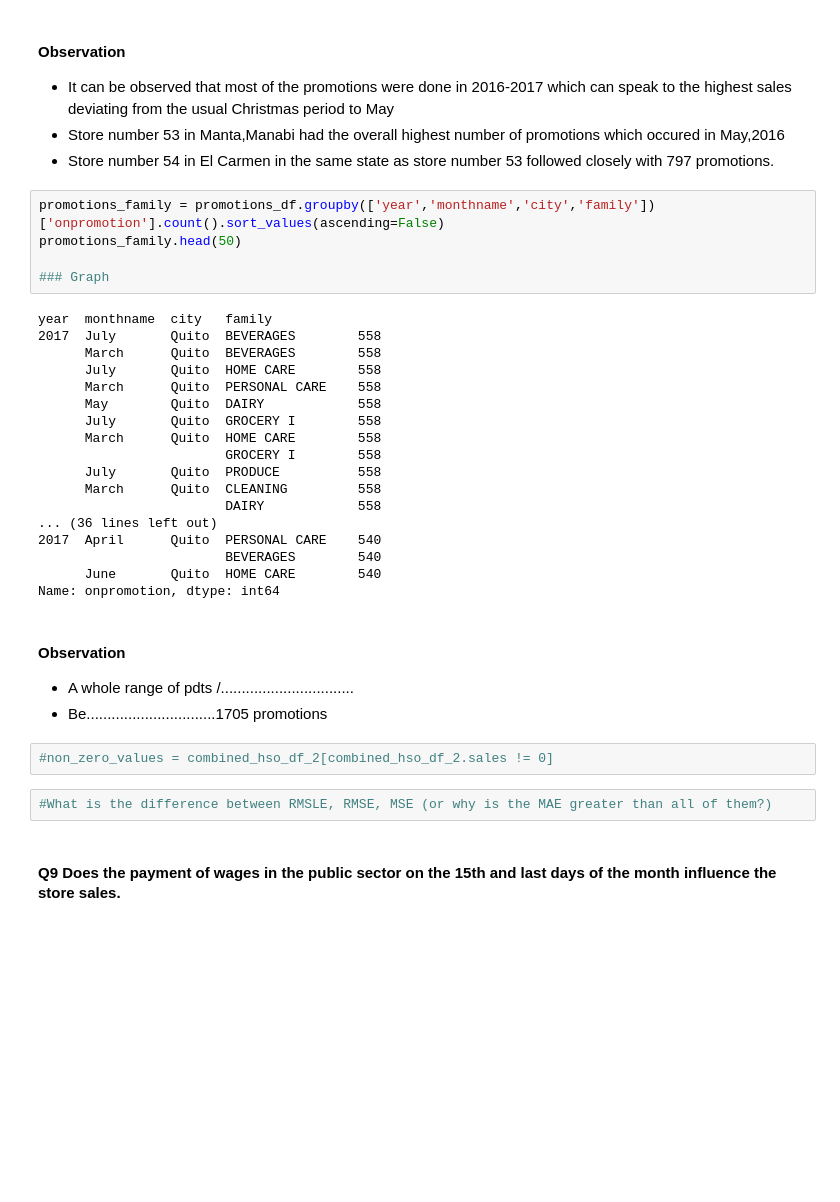
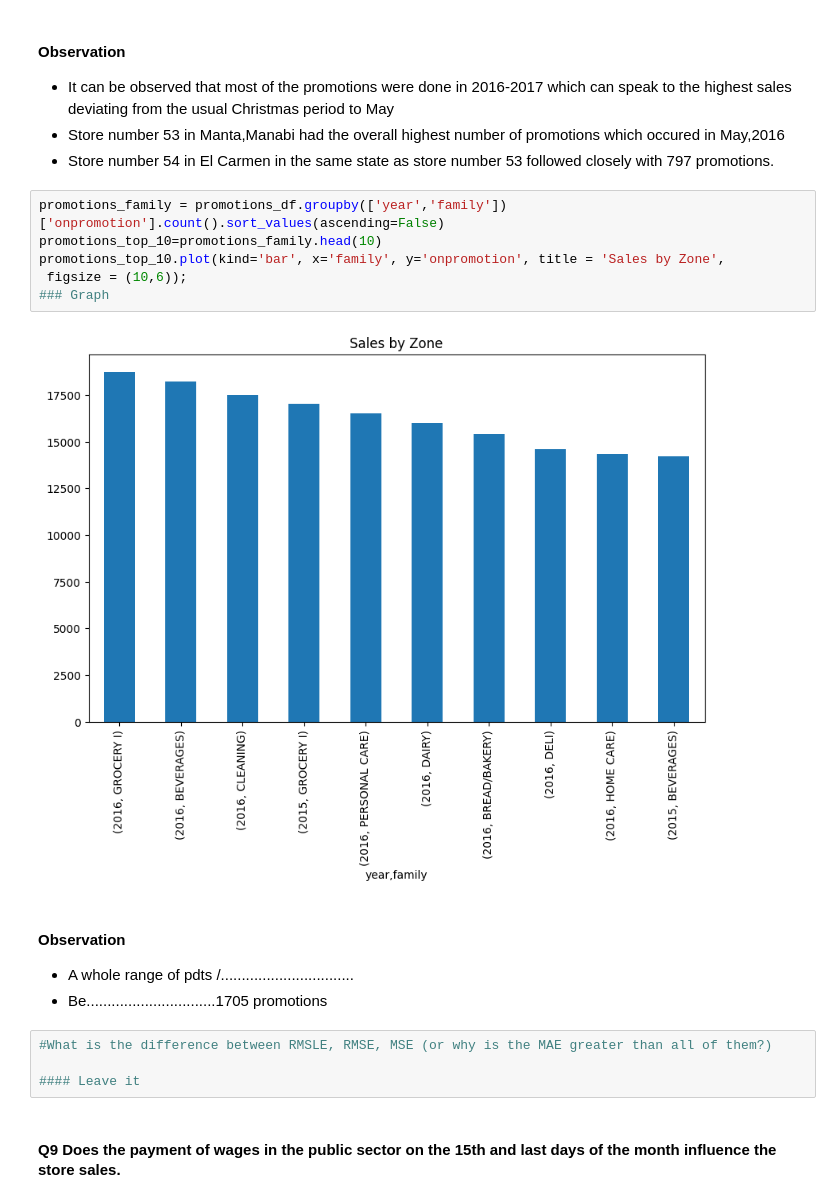
Before and after one commit to kwasichrappah/Time_series_analysis, a Jupyter notebook: sales_forecast.ipynb, the cells around one changed output. Cells and saved outputs as stored; diff of their text form; blank space fills up the shorter version.

```diff
--- a/sales_forecast.ipynb
+++ b/sales_forecast.ipynb
@@ -727,37 +739,22 @@ Name: onpromotion, dtype: int64
 - Store number 53 in Manta,Manabi had the overall highest number of promotions which occured in May,2016
 - Store number 54 in El Carmen in the same state as store number 53 followed closely with 797 promotions.
 # %%
-promotions_family = promotions_df.groupby(['year','monthname','city','family'])['onpromotion'].count().sort_values(ascending=False)
-promotions_family.head(50)
-
+promotions_family = promotions_df.groupby(['year','family'])['onpromotion'].count().sort_values(ascending=False)
+promotions_top_10=promotions_family.head(10)
+promotions_top_10.plot(kind='bar', x='family', y='onpromotion', title = 'Sales by Zone',
+ figsize = (10,6));
 ### Graph
 # %% [output]
-year  monthname  city   family
-2017  July       Quito  BEVERAGES        558
-      March      Quito  BEVERAGES        558
-      July       Quito  HOME CARE        558
-      March      Quito  PERSONAL CARE    558
-      May        Quito  DAIRY            558
-      July       Quito  GROCERY I        558
-      March      Quito  HOME CARE        558
-                        GROCERY I        558
-      July       Quito  PRODUCE          558
-      March      Quito  CLEANING         558
-                        DAIRY            558
-... (36 lines left out)
-2017  April      Quito  PERSONAL CARE    540
-                        BEVERAGES        540
-      June       Quito  HOME CARE        540
-Name: onpromotion, dtype: int64
+[figure, added]
 # %% [markdown]
 #### Observation
 
 - A whole range of pdts /................................
 - Be...............................1705 promotions
-# %%
-#non_zero_values = combined_hso_df_2[combined_hso_df_2.sales != 0]
 # %%
 #What is the difference between RMSLE, RMSE, MSE (or why is the MAE greater than all of them?)
+
+#### Leave it
 # %% [markdown]
 #### Q9 Does the payment of wages in the public sector on the 15th and last days of the month influence the store sales.
 # %%
```
Also changed, not shown: parts of 26 cells of this notebook.
